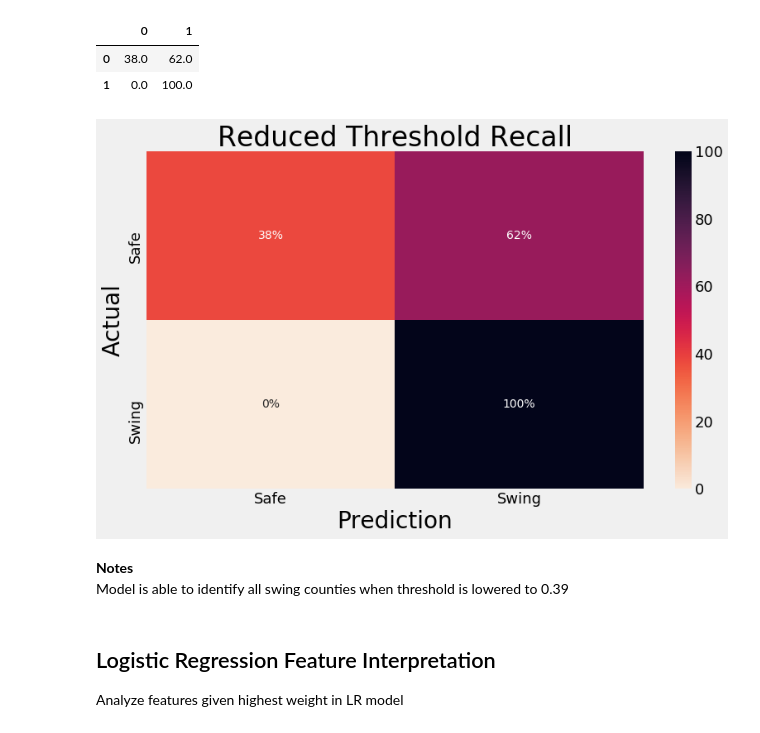
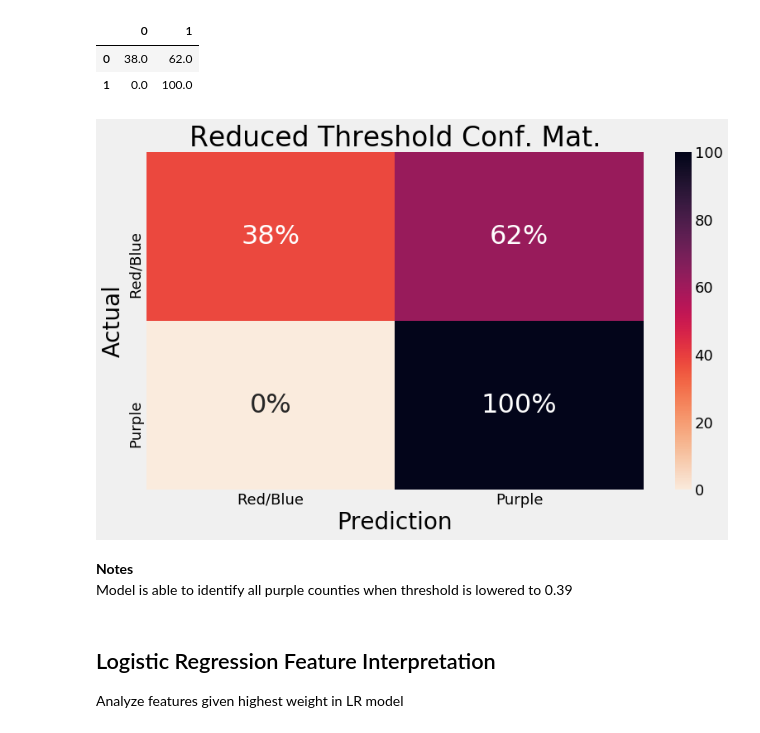
Before and after one commit to kevscon/Project-3, a Jupyter notebook: modeling.ipynb, the cells around one changed output. Saved outputs shown, nothing was run; the diff lists cells and outputs as text; code cells hidden in the pictures.

```diff
--- a/modeling.ipynb
+++ b/modeling.ipynb
@@ -1035,8 +1035,10 @@ Priority for project is identifying as many swing counties as possible
 - Logistic Regression model selected based on this metric
 # %%
 # load saved model
-# log_pipe = joblib.load('model_output/log_reg.sav')
+log_pipe = joblib.load('model_output/log_reg.sav')
 log_predict = log_pipe.predict(X_test)
+# probabilities of purple county for each observation
+log_predict_proba = log_pipe.predict_proba(X_test)[:, 1]
 # %% [markdown]
 ## Confusion Matrix
 # %%
@@ -1061,11 +1063,11 @@ df_cm
 | 1 | 28.0 | 72.0 |
 # %%
 with sns.plotting_context(font_scale=3.2):
-    sns_ax = sns.heatmap(df_cm, vmin=0, vmax=100, annot=True, cmap=sns.cm.rocket_r, fmt='g')
-    sns_ax.set(title='Recall',
-               xticklabels=(['Safe', 'Swing']), yticklabels=(['Safe', 'Swing']),
+    sns_ax = sns.heatmap(df_cm, vmin=0, vmax=100, annot=True, cmap=sns.cm.rocket_r, fmt='g', annot_kws={'size':32})
+    sns_ax.set(title='Model Confusion Matrix',
+               xticklabels=(['Red/Blue', 'Purple']), yticklabels=(['Red/Blue', 'Purple']),
                xlabel='Prediction', ylabel='Actual'
               )
     for t in sns_ax.texts: t.set_text(t.get_text() + "%");
-    plt.savefig('model_output/conf_mat.png', bbox_inches='tight', facecolor='w')
+#     plt.savefig('model_output/conf_mat.png', bbox_inches='tight', facecolor='w')
 # %% [output]
@@ -1108,18 +1110,18 @@ df_cm
 | 1 | 0.0 | 100.0 |
 # %%
 with sns.plotting_context(font_scale=3.2):
-    sns_ax = sns.heatmap(df_cm, vmin=0, vmax=100, annot=True, cmap=sns.cm.rocket_r, fmt='g')
-    sns_ax.set(title='Reduced Threshold Recall',
-               xticklabels=(['Safe', 'Swing']), yticklabels=(['Safe', 'Swing']),
+    sns_ax = sns.heatmap(df_cm, vmin=0, vmax=100, annot=True, cmap=sns.cm.rocket_r, fmt='g', annot_kws={'size':32})
+    sns_ax.set(title='Reduced Threshold Conf. Mat.',
+               xticklabels=(['Red/Blue', 'Purple']), yticklabels=(['Red/Blue', 'Purple']),
                xlabel='Prediction', ylabel='Actual'
               )
     for t in sns_ax.texts: t.set_text(t.get_text() + "%");
-    plt.savefig('model_output/thr_conf_mat.png', bbox_inches='tight', facecolor='w')
+#     plt.savefig('model_output/thr_conf_mat.png', bbox_inches='tight', facecolor='w')
 # %% [output]
-[figure, old version]
+[figure, new version]
 # %% [markdown]
 **Notes**
-Model is able to identify all swing counties when threshold is lowered to 0.39
+Model is able to identify all purple counties when threshold is lowered to 0.39
 # %% [markdown]
 ## Logistic Regression Feature Interpretation
 Analyze features given highest weight in LR model
```
Also changed, not shown: parts of 15 cells of this notebook, 1 other file.
